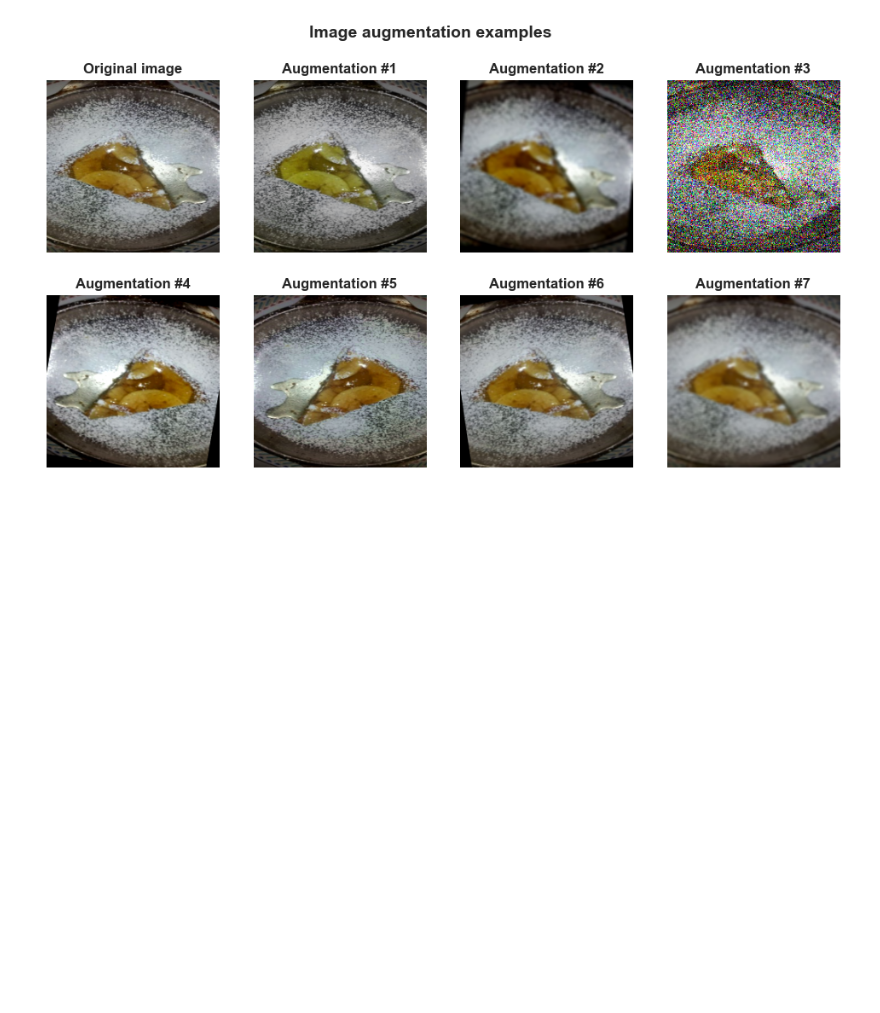
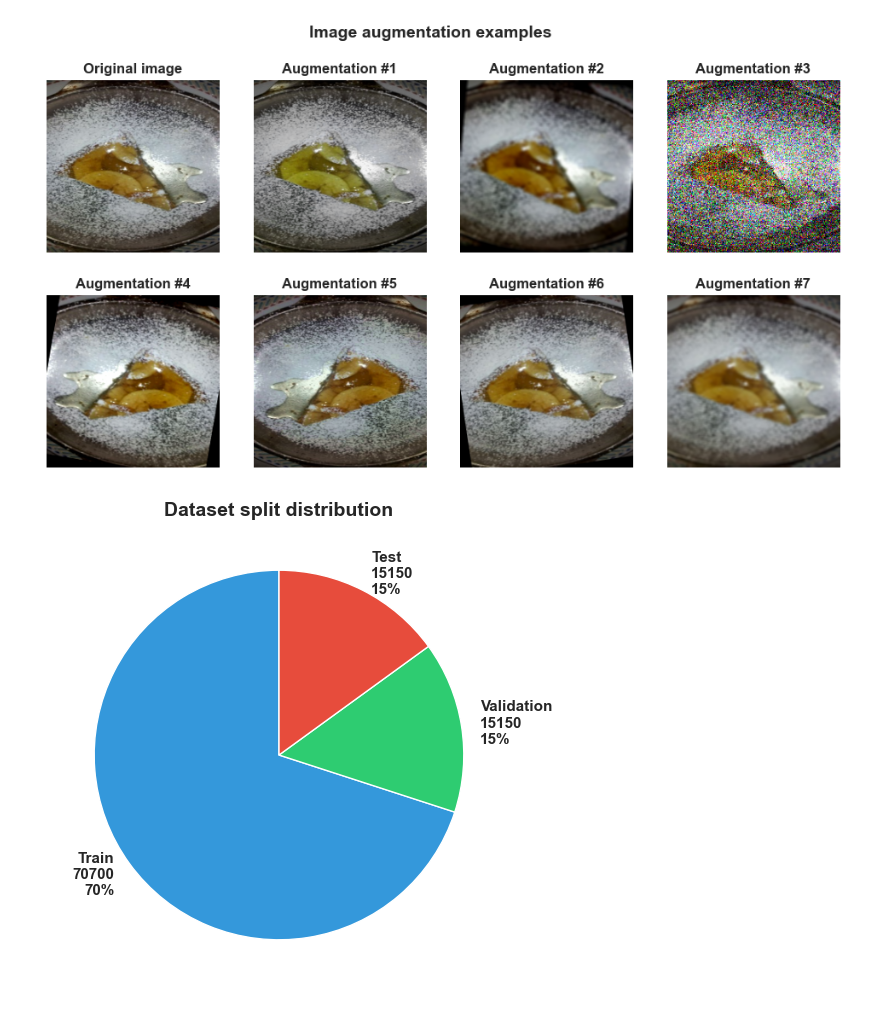
Before and after one commit to mm0narch/me-food, a Jupyter notebook: src/preprocessing/notebook.ipynb, the cells around one changed output. Cells and saved outputs as stored; diff of their text form; code cells hidden in the pictures; blank space fills up the shorter version.

Commit message:
feat: train test split

```diff
--- a/src/preprocessing/notebook.ipynb
+++ b/src/preprocessing/notebook.ipynb
@@ -187,0 +243,16 @@ plt.show()
+# %%
+# Split distribution viz
+fig, ax=plt.subplots(1, 1, figsize=(12, 6))
+
+split_counts=[len(train_df), len(val_df), len(test_df)]
+split_labels=[f'Train\n{len(train_df)}\n{len(train_df)/len(df)*100:.0f}%',
+              f'Validation\n{len(val_df)}\n{len(val_df)/len(df)*100:.0f}%',
+              f'Test\n{len(test_df)}\n{len(test_df)/len(df)*100:.0f}%']
+colors = ['#3498db', '#2ecc71', '#e74c3c']
+
+ax.pie(split_counts, labels=split_labels, colors=colors, startangle=90, textprops={'fontsize': 11, 'fontweight': 'bold'})
+ax.set_title(f'Dataset split distribution', fontsize=14, fontweight='bold')
+
+plt.show()
+# %% [output]
+[figure, added]
```
Also changed, not shown: parts of 2 cells of this notebook.
